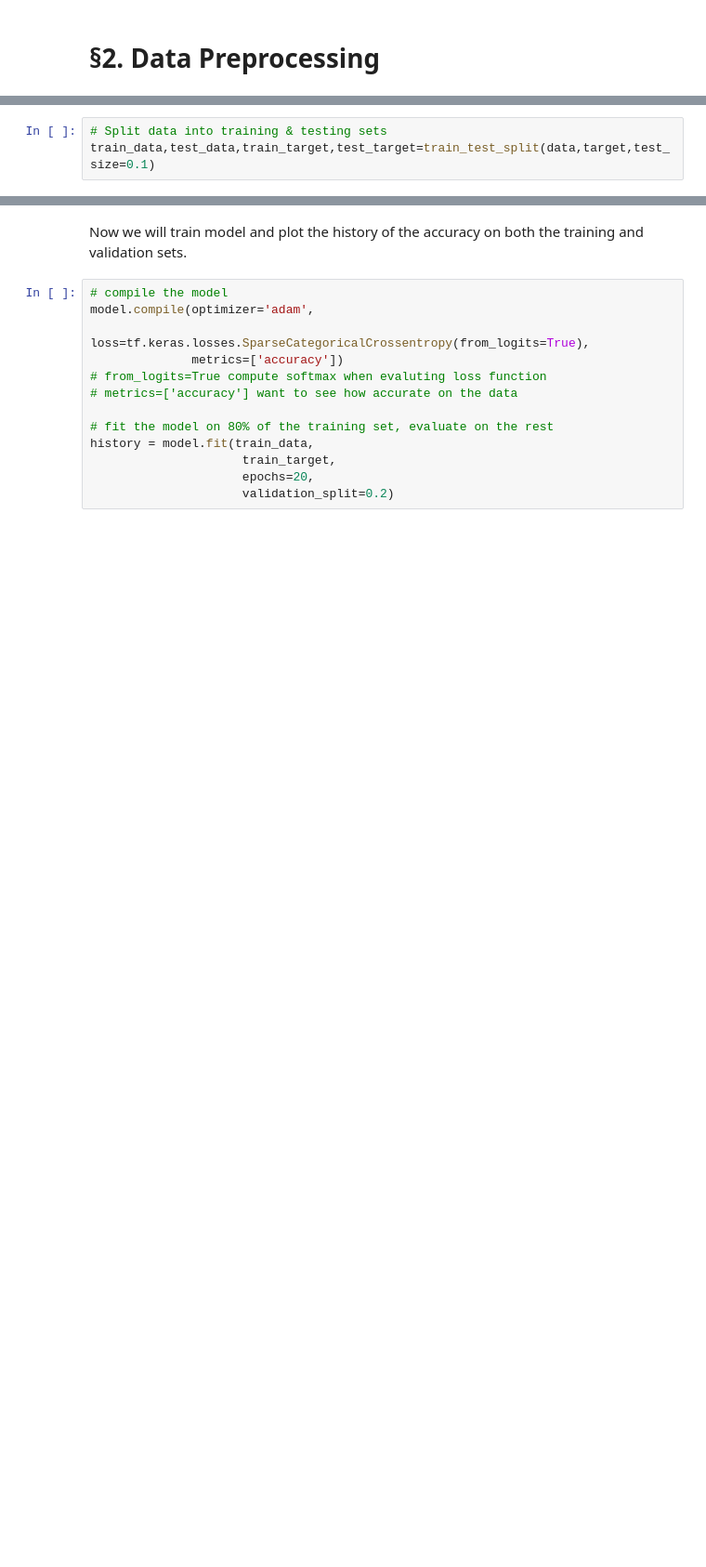
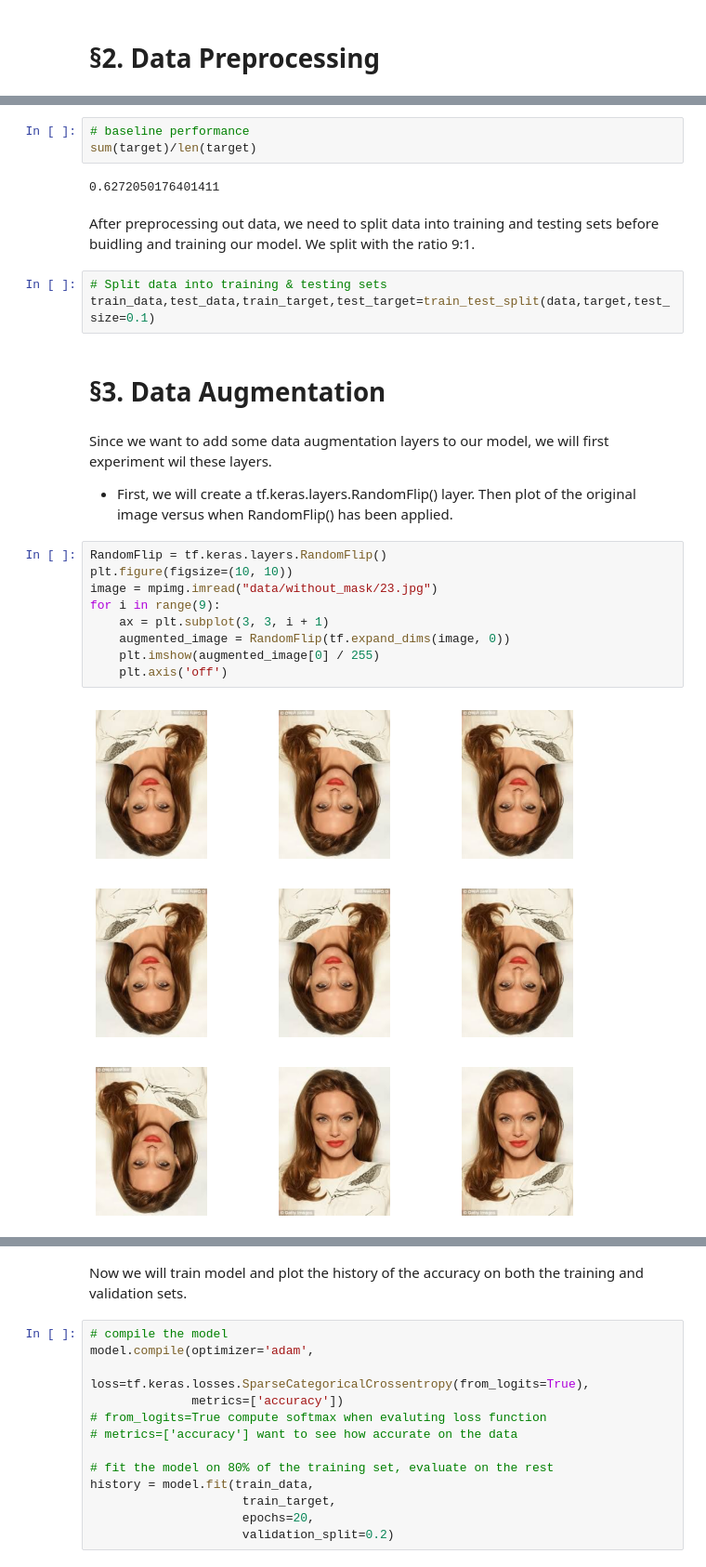
Before and after one commit to GraceShi0321/MasksPlease, a Jupyter notebook: ProjectPresentation.ipynb, the cells around one changed output, grey strips where cells are left out. Shown at 93% size. Drawn from its saved outputs; the diff is of its cells as text; blank space fills up the shorter version.

```diff
--- a/ProjectPresentation.ipynb
+++ b/ProjectPresentation.ipynb
@@ -119,3 +132,26 @@ Train test split
+# %%
+# baseline performance
+sum(target)/len(target)
+# %% [output]
+0.6272050176401411
+# %% [markdown]
+After preprocessing out data, we need to split data into training and testing sets before buidling and training our model. We split with the ratio 9:1.
 # %%
 # Split data into training & testing sets
 train_data,test_data,train_target,test_target=train_test_split(data,target,test_size=0.1)
+# %% [markdown]
+<h1>§3. Data Augmentation</h1>
+# %% [markdown]
+Since we want to add some data augmentation layers to our model, we will first experiment wil these layers.
+* First, we will create a tf.keras.layers.RandomFlip() layer. Then plot of the original image versus when RandomFlip() has been applied.
+# %%
+RandomFlip = tf.keras.layers.RandomFlip()
+plt.figure(figsize=(10, 10))
+image = mpimg.imread("data/without_mask/23.jpg")
+for i in range(9):
+    ax = plt.subplot(3, 3, i + 1)
+    augmented_image = RandomFlip(tf.expand_dims(image, 0))
+    plt.imshow(augmented_image[0] / 255)
+    plt.axis('off')
+# %% [output]
+[figure, added]
```
Also changed, not shown: parts of 47 cells of this notebook, 5 other files.
